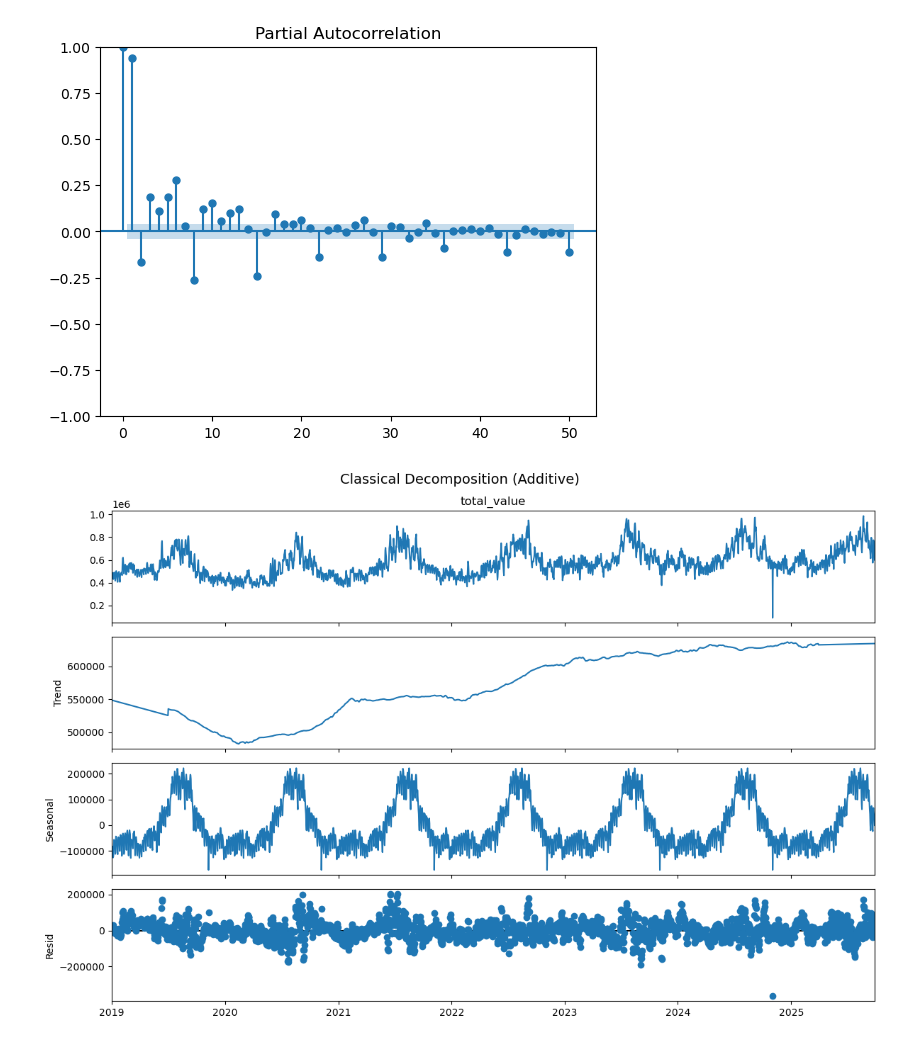
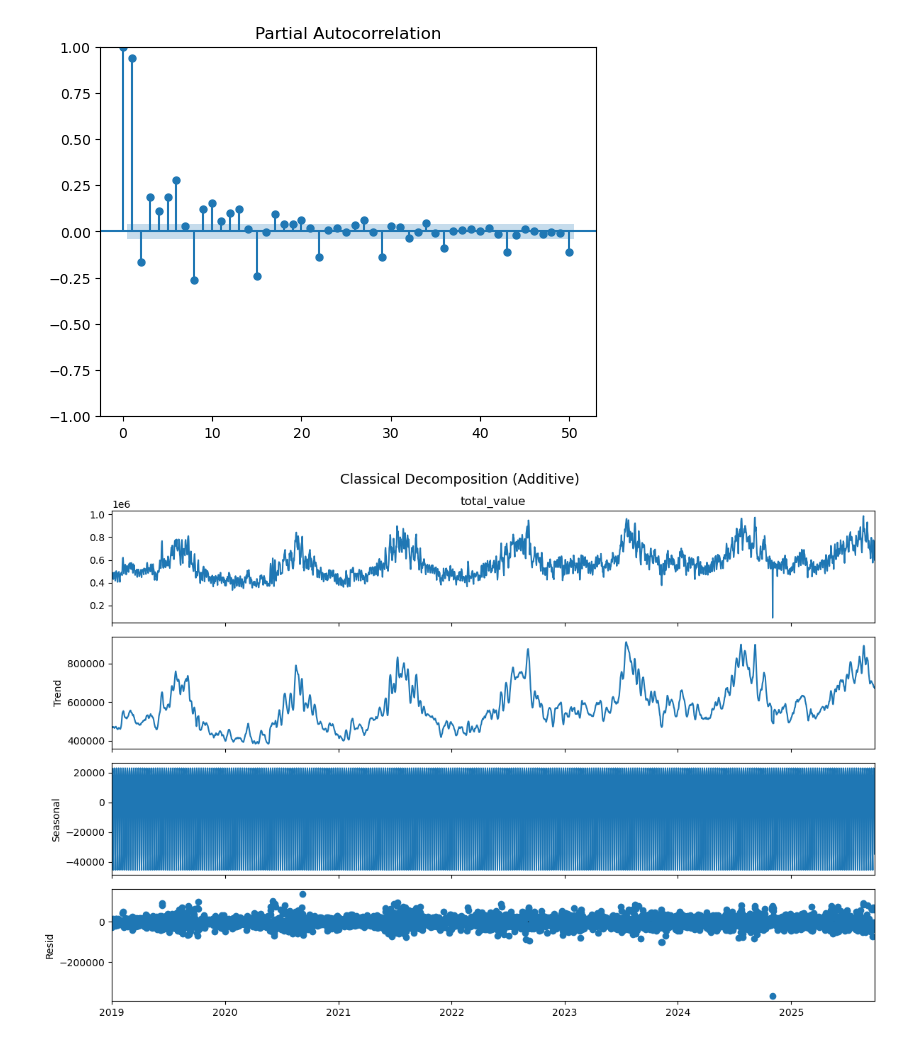
Before and after one commit to Jibu24/Energy_Demand_Forecasting, a Jupyter notebook: Notebooks/EDA.ipynb, the cells around one changed output. Cells and saved outputs as stored; diff of their text form; code cells hidden in the pictures.

```diff
--- a/Notebooks/EDA.ipynb
+++ b/Notebooks/EDA.ipynb
@@ -449,30 +449,30 @@ plot_pacf(df_merged["total_value"], lags=50)
 # %%
 import pandas as pd
 import matplotlib.pyplot as plt
 from statsmodels.tsa.seasonal import seasonal_decompose
 
 # ---- Prep your series ----
 # df must have a datetime column and a numeric target (e.g., 'date', 'total_value')
 df = df_merged.copy()
 #df["date"] = pd.to_datetime(df["date"])
 #df = df.set_index("date").sort_index()
 
 # If daily data with weekly seasonality, period=7
 # If hourly data with daily seasonality, period=24 (or 168 for weekly)
-period = 364  # change to 24/168/12/etc. based on your frequency
+period = 7  # change to 24/168/12/etc. based on your frequency
 
 # Option: handle small gaps
 y = df["total_value"].asfreq("D")  # "D" for daily; use "H" for hourly
 y = y.interpolate(limit_direction="both")
 
 # ---- Decompose ----
 result = seasonal_decompose(y, model="additive", period=period, extrapolate_trend="freq")
 
 # ---- Plot ----
 fig = result.plot()
 fig.set_size_inches(12, 8)
 fig.suptitle("Classical Decomposition (Additive)", fontsize=14, y=0.98)
 plt.tight_layout()
 plt.show()
 # %% [output]
-[figure, old version]
+[figure, new version]
```
Also changed, not shown: parts of 9 cells of this notebook.
